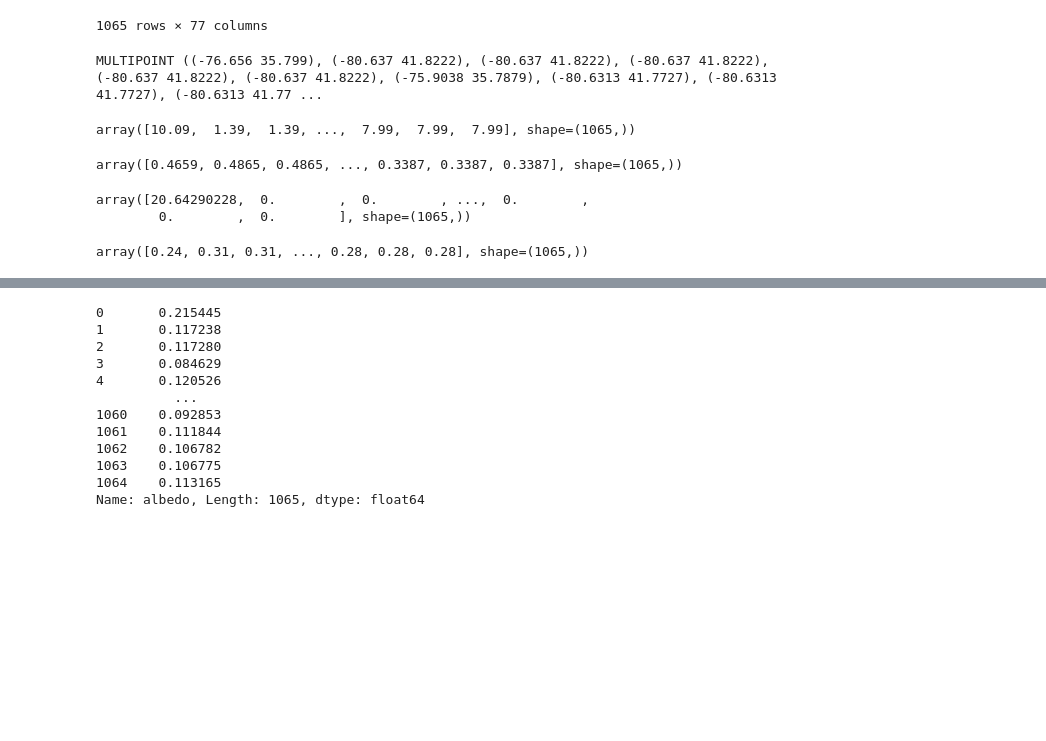
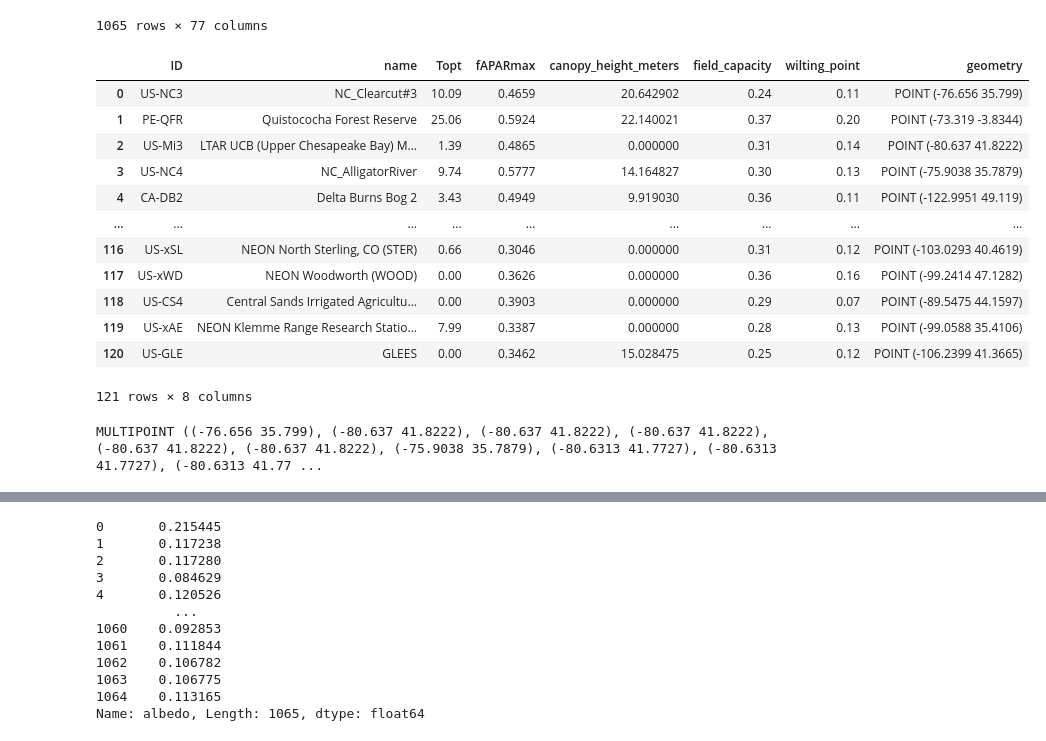
Before and after one commit to JPL-Evapotranspiration-Algorithms/PT-JPL-SM, a Jupyter notebook: notebooks/Tower Input Data for PT-JPL-SM from ECOSTRESS Collection 2 Cal-Val copy.ipynb, the cells around one changed output, grey strips where cells are left out. Saved outputs shown, nothing was run; the diff lists cells and outputs as text; code cells hidden in the pictures; blank space fills up the shorter version.

```diff
--- a/notebooks/Tower Input Data for PT-JPL-SM from ECOSTRESS Collection 2 Cal-Val copy.ipynb
+++ b/notebooks/Tower Input Data for PT-JPL-SM from ECOSTRESS Collection 2 Cal-Val copy.ipynb
@@ -33,6 +33,23 @@ model_inputs_gdf
 | 1063 | 1063 | US-xAE | GRA | Cfa | 2.707851 | 140.38632 | 126.490524 | 40.434025 | NaN | ... |
 | 1064 | 1064 | US-xAE | GRA | Cfa | 303.242950 | 0.00000 | 271.749480 | 119.763630 | 190.823303 | ... |
 1065 rows × 77 columns
+# %%
+static_inputs_df = load_ECOv002_static_tower_PTJPLSM_inputs()
+static_inputs_df
+# %% [output]
+|  | ID | name | Topt | fAPARmax | canopy_height_meters | field_capacity | wilting_point | geometry |
+| 0 | US-NC3 | NC_Clearcut#3 | 10.09 | 0.4659 | 20.642902 | 0.24 | 0.11 | POINT (-76.656 35.799) |
+| 1 | PE-QFR | Quistococha Forest Reserve | 25.06 | 0.5924 | 22.140021 | 0.37 | 0.20 | POINT (-73.319 -3.8344) |
+| 2 | US-Mi3 | LTAR UCB (Upper Chesapeake Bay) M... | 1.39 | 0.4865 | 0.000000 | 0.31 | 0.14 | POINT (-80.637 41.8222) |
+| 3 | US-NC4 | NC_AlligatorRiver | 9.74 | 0.5777 | 14.164827 | 0.30 | 0.13 | POINT (-75.9038 35.7879) |
+| 4 | CA-DB2 | Delta Burns Bog 2 | 3.43 | 0.4949 | 9.919030 | 0.36 | 0.11 | POINT (-122.9951 49.119) |
+| ... | ... | ... | ... | ... | ... | ... | ... | ... |
+| 116 | US-xSL | NEON North Sterling, CO (STER) | 0.66 | 0.3046 | 0.000000 | 0.31 | 0.12 | POINT (-103.0293 40.4619) |
+| 117 | US-xWD | NEON Woodworth (WOOD) | 0.00 | 0.3626 | 0.000000 | 0.36 | 0.16 | POINT (-99.2414 47.1282) |
+| 118 | US-CS4 | Central Sands Irrigated Agricultu... | 0.00 | 0.3903 | 0.000000 | 0.29 | 0.07 | POINT (-89.5475 44.1597) |
+| 119 | US-xAE | NEON Klemme Range Research Statio... | 7.99 | 0.3387 | 0.000000 | 0.28 | 0.13 | POINT (-99.0588 35.4106) |
+| 120 | US-GLE | GLEES | 0.00 | 0.3462 | 15.028475 | 0.25 | 0.12 | POINT (-106.2399 41.3665) |
+121 rows × 8 columns
 # %%
 # extract array of x and array of y coordinates from data frame geometry
 x_coords = model_inputs_gdf.geometry.x
@@ -42,28 +59,19 @@ tower_points
 # %% [output]
 MULTIPOINT ((-76.656 35.799), (-80.637 41.8222), (-80.637 41.8222), (-80.637 41.8222), (-80.637 41.8222), (-80.637 41.8222), (-75.9038 35.7879), (-80.6313 41.7727), (-80.6313 41.7727), (-80.6313 41.77 ...
 # %%
-Topt_C = load_Topt(geometry=tower_points)
-model_inputs_gdf["Topt_C"] = Topt_C
-Topt_C
+# Topt_C = load_Topt(geometry=tower_points)
+# model_inputs_gdf["Topt_C"] = Topt_C
+# Topt_C
-# %% [output]
-array([10.09,  1.39,  1.39, ...,  7.99,  7.99,  7.99], shape=(1065,))
 # %%
-fAPARmax = load_fAPARmax(geometry=tower_points)
-model_inputs_gdf["fAPARmax"] = fAPARmax
-fAPARmax
+# fAPARmax = load_fAPARmax(geometry=tower_points)
+# model_inputs_gdf["fAPARmax"] = fAPARmax
+# fAPARmax
-# %% [output]
-array([0.4659, 0.4865, 0.4865, ..., 0.3387, 0.3387, 0.3387], shape=(1065,))
 # %%
-canopy_height_meters = load_canopy_height(geometry=tower_points)
-model_inputs_gdf["canopy_height_meters"] = canopy_height_meters
-canopy_height_meters
+# canopy_height_meters = load_canopy_height(geometry=tower_points)
+# model_inputs_gdf["canopy_height_meters"] = canopy_height_meters
+# canopy_height_meters
-# %% [output]
-array([20.64290228,  0.        ,  0.        , ...,  0.        ,
-        0.        ,  0.        ], shape=(1065,))
 # %%
-field_capacity = load_field_capacity(geometry=tower_points)
-model_inputs_gdf["field_capacity"] = field_capacity
-field_capacity
+# field_capacity = load_field_capacity(geometry=tower_points)
+# model_inputs_gdf["field_capacity"] = field_capacity
+# field_capacity
-# %% [output]
-array([0.24, 0.31, 0.31, ..., 0.28, 0.28, 0.28], shape=(1065,))
 # %%
```
Also changed, not shown: parts of 6 cells of this notebook, 5 other files.
